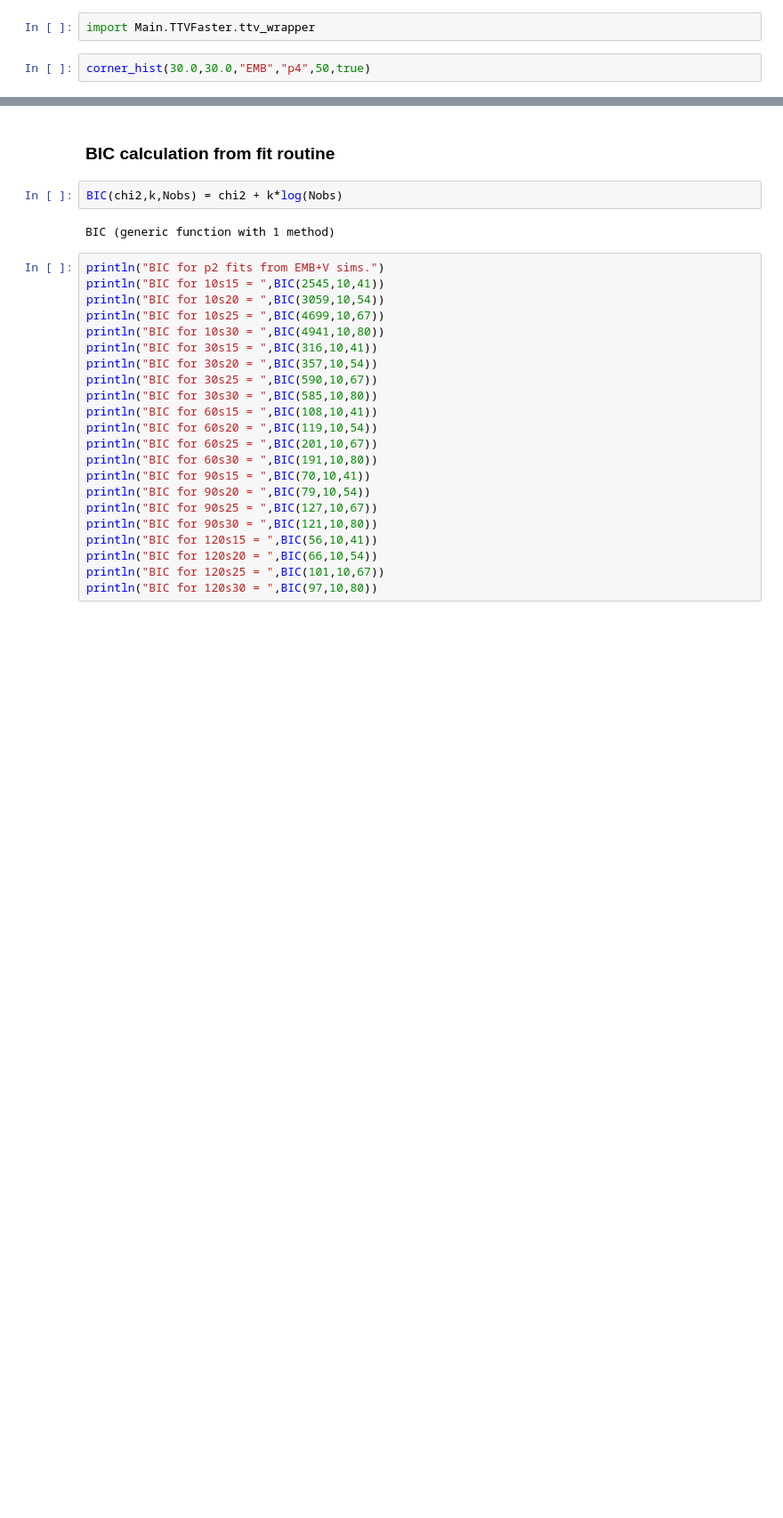
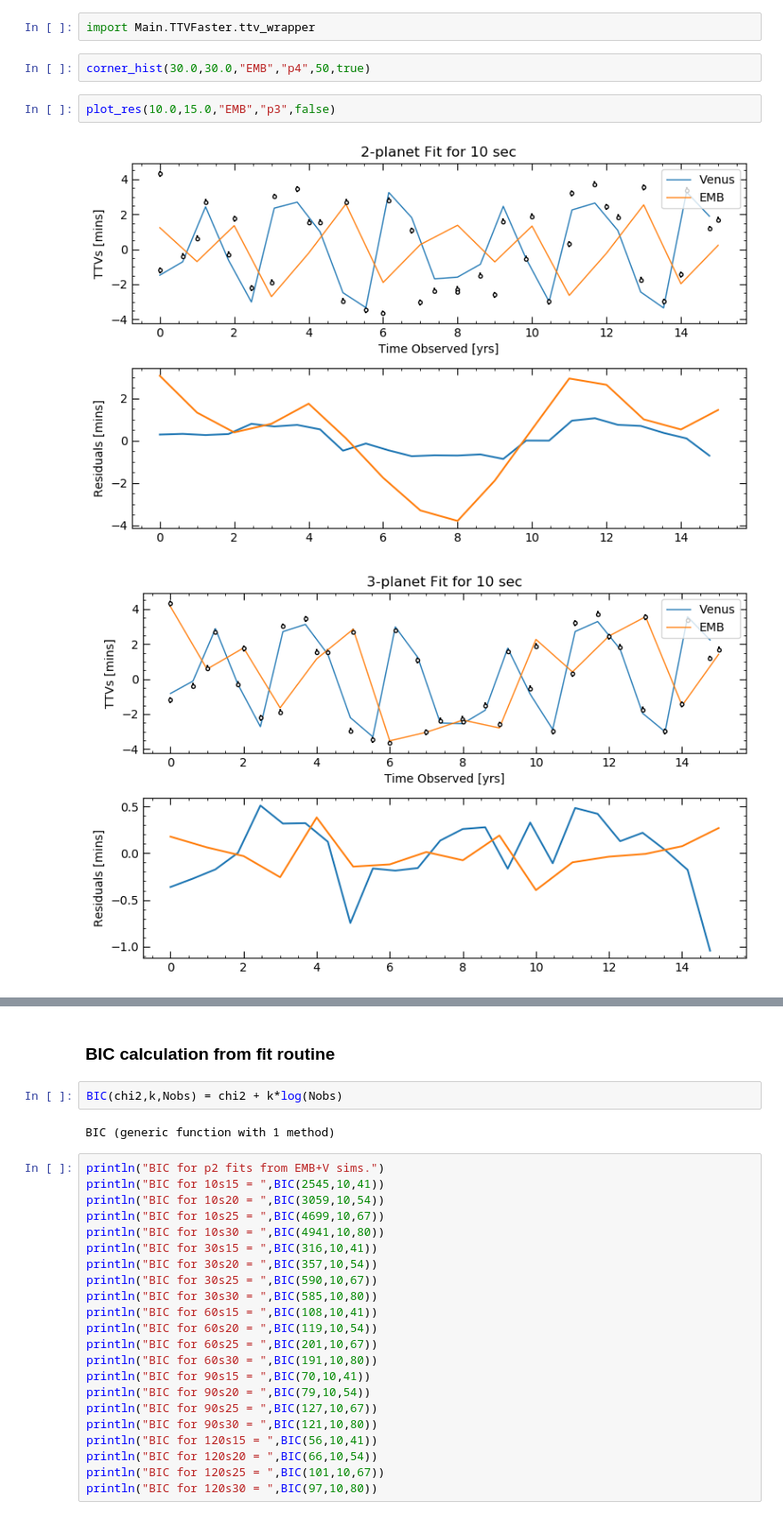
Before and after one commit to bmlindor/ttv_ss, a Jupyter notebook: runs.ipynb, the cells around one changed output, grey strips where cells are left out. Shown at 89% size. Saved outputs shown, nothing was run; the diff lists cells and outputs as text; blank space fills up the shorter version.

```diff
--- a/runs.ipynb
+++ b/runs.ipynb
@@ -16,3 +16,8 @@ corner_plot (generic function with 2 methods)
 import Main.TTVFaster.ttv_wrapper
 # %%
 corner_hist(30.0,30.0,"EMB","p4",50,true)
+# %%
+plot_res(10.0,15.0,"EMB","p3",false)
+# %% [output]
+[figure, added]
+[figure, added]
```
Also changed, not shown: parts of 3 cells of this notebook, 13 other files.
